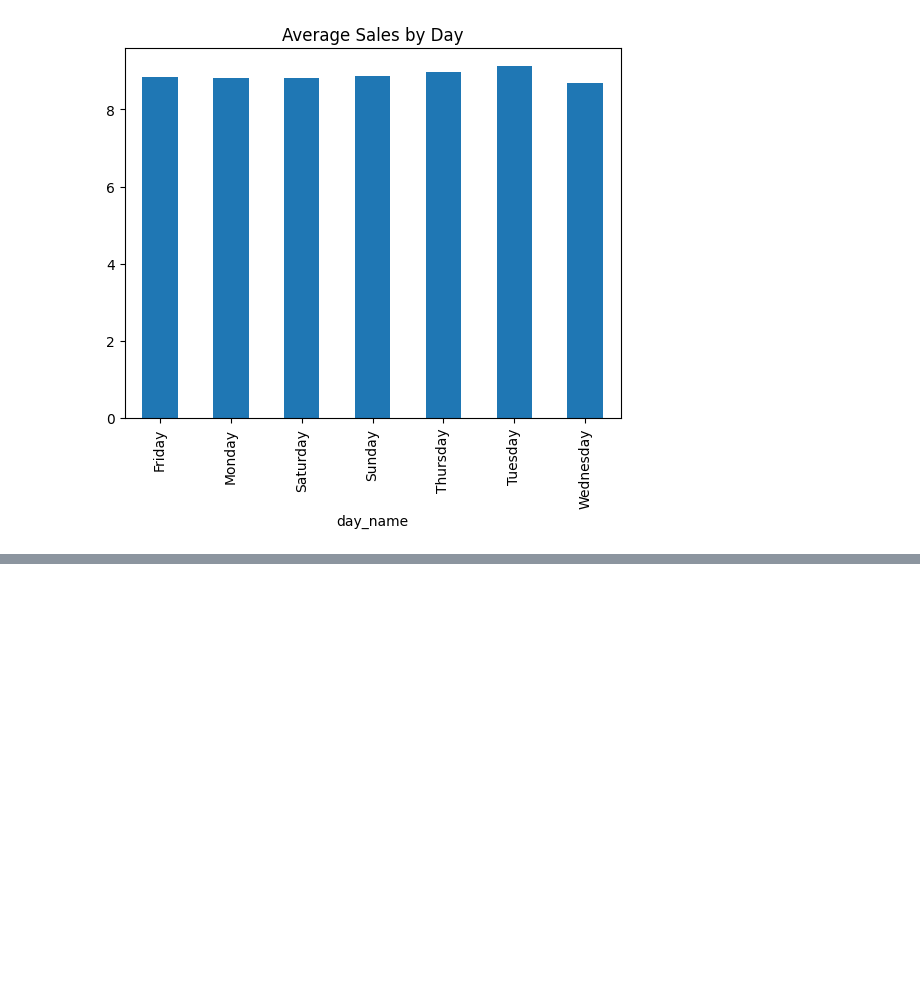
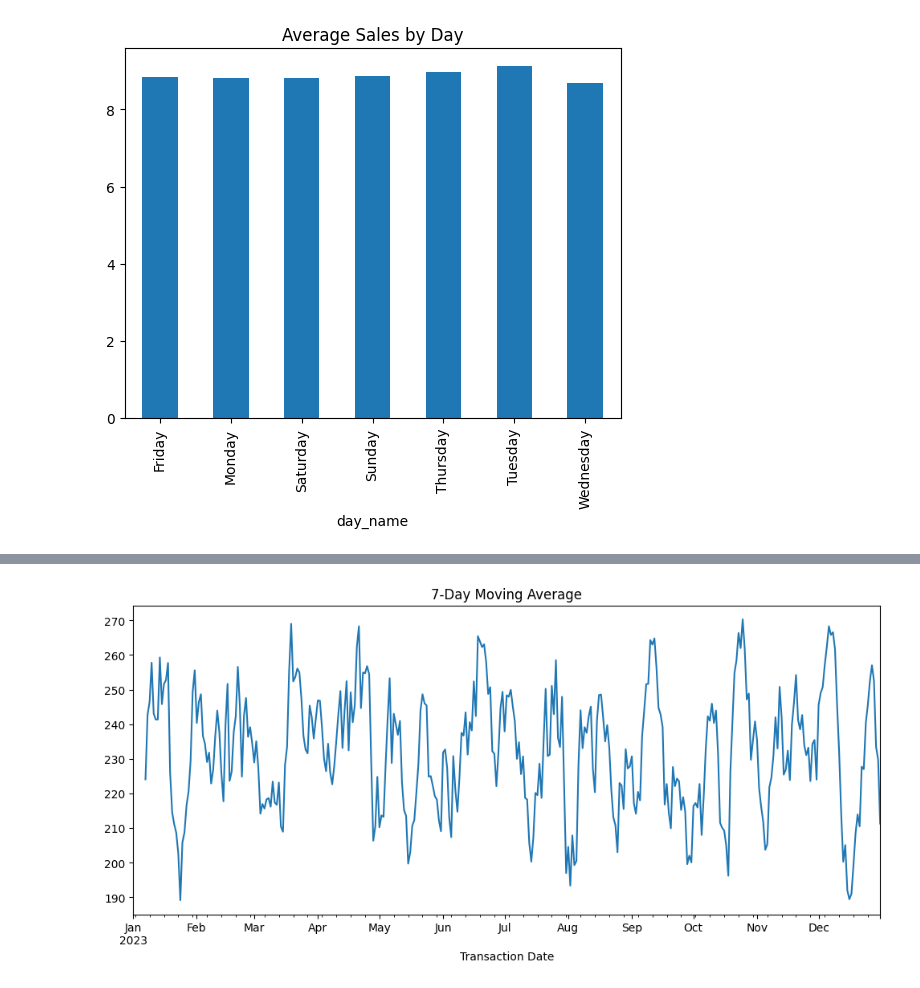
Before and after one commit to birhanumoges/Cafe-Sales-Forecasting_and_Recommendation-System, a Jupyter notebook: notebooks/time_series_analysis.ipynb, the cells around one changed output, grey strips where cells are left out. Drawn from its saved outputs; the diff is of its cells as text; code cells hidden in the pictures; blank space fills up the shorter version.

```diff
--- a/notebooks/time_series_analysis.ipynb
+++ b/notebooks/time_series_analysis.ipynb
@@ -205,0 +217,6 @@ Name: Total Spent, dtype: float64
+# %%
+daily_sales.rolling(7).mean().plot(figsize=(12,5))
+plt.title("7-Day Moving Average")
+plt.show()
+# %% [output]
+[figure, added]
```
Also changed, not shown: parts of 1 cell of this notebook.
